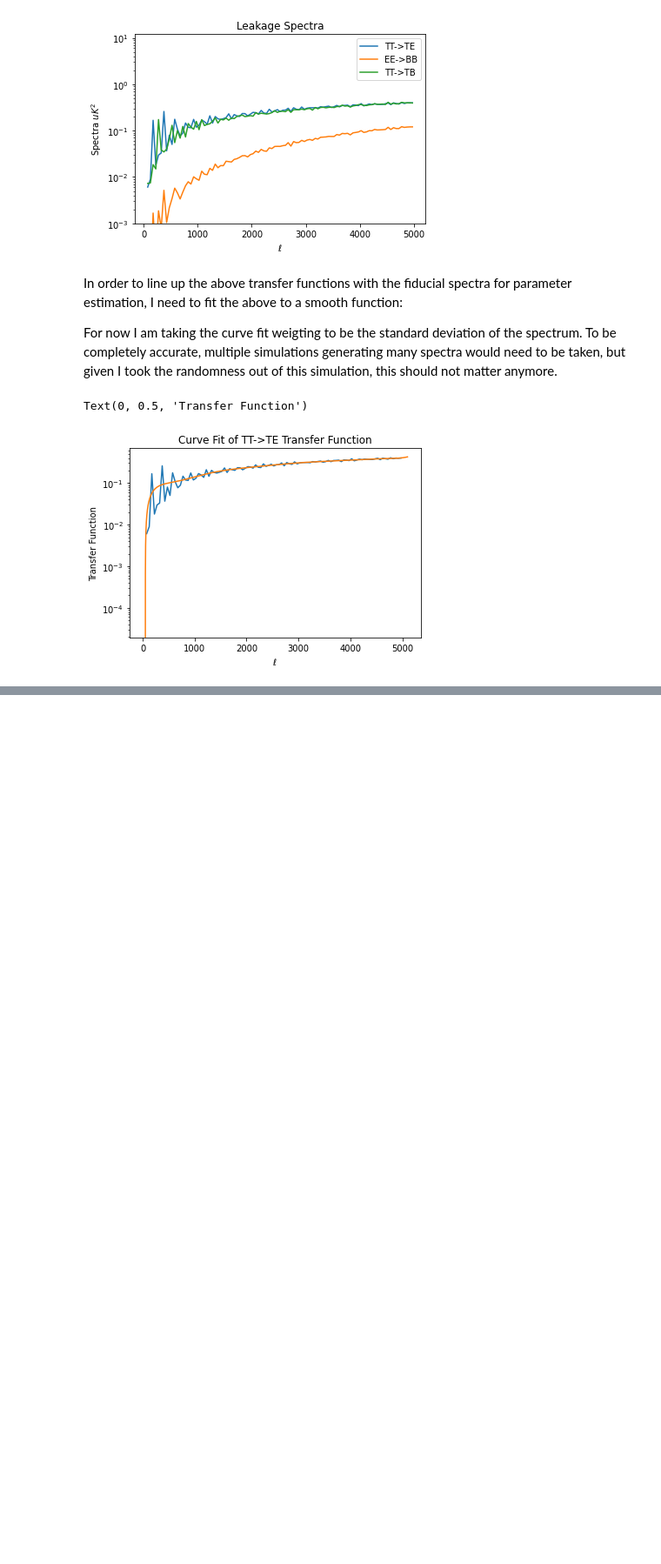
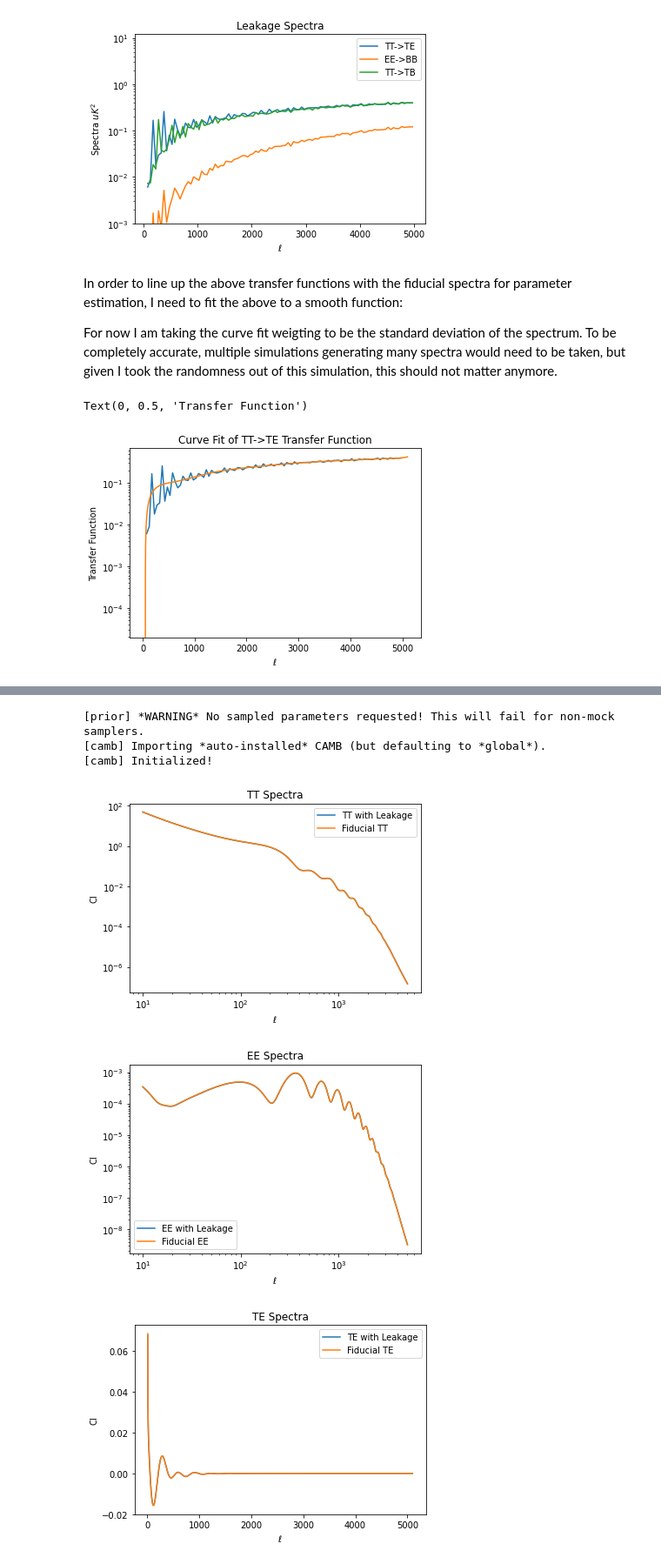
Before and after one commit to CMB-S4/map_multi_tool, a Jupyter notebook: MMTModules_Example.ipynb, the cells around one changed output, grey strips where cells are left out. Shown: that part at 87% size. Cells and saved outputs as stored; diff of their text form; code cells hidden in the pictures; blank space fills up the shorter version.

```diff
--- a/MMTModules_Example.ipynb
+++ b/MMTModules_Example.ipynb
@@ -384,0 +548,54 @@ The new maximum liklihood is given by 3.0461723446893787
+# %%
+#what does this solution look like?
+import matplotlib.pyplot as plt
+
+#ombh2_min = minimize.products()['minimum']['ombh2']
+#omch2_min = minimize.products()['minimum']['omch2']
+#tau_min = minimize.products()['minimum']['tau']
+#As_min = minimize.products()['minimum']['As']
+#ns_min = minimize.products()['minimum']['ns']
+#thetastar_min = minimize.products()['minimum']['thetastar']
+#nnu_min = minimize.products()['minimum']['nnu']\
+
+ombh2_min = 0.022
+omch2_min = 0.119
+tau_min = 0.07
+As_min = 2.178e-9
+ns_min = 0.96
+thetastar_min = 0.0104
+nnu_min = 2.932
+
+Cl_min = generate_fiducial(lmax = lmax, lmin = lmin, ombh2=ombh2_min, omch2=omch2_min,
+                           thetastar=thetastar_min, tau=tau_min, As=As_min, ns=ns_min, nnu=nnu_min)
+
+#plot against fiducials
+plt.loglog(ell[lmin:lmax+1],Cl_min['TT'])
+plt.loglog(ell[lmin:lmax+1],Cl_fid['TT'])
+plt.title('TT Spectra')
+plt.legend(['TT with Leakage','Fiducial TT'])
+plt.ylabel('Cl')
+plt.xlabel(r'$\ell$')
+plt.show()
+
+plt.loglog(ell[lmin:lmax+1],Cl_min['EE'])
+plt.loglog(ell[lmin:lmax+1],Cl_fid['EE'])
+plt.title('EE Spectra')
+plt.legend(['EE with Leakage','Fiducial EE'])
+plt.ylabel('Cl')
+plt.xlabel(r'$\ell$')
+plt.show()
+
+plt.plot(ell[lmin:lmax+1],Cl_min['TE'])
+plt.plot(ell[lmin:lmax+1],Cl_fid['TE'])
+plt.title('TE Spectra')
+plt.legend(['TE with Leakage','Fiducial TE'])
+plt.ylabel('Cl')
+plt.xlabel(r'$\ell$')
+plt.show()
+# %% [output]
+[prior] *WARNING* No sampled parameters requested! This will fail for non-mock samplers.
+[camb] Importing *auto-installed* CAMB (but defaulting to *global*).
+[camb] Initialized!
+[figure, added]
+[figure, added]
+[figure, added]
```
Also changed, not shown: parts of 25 cells of this notebook, 1 other file.
